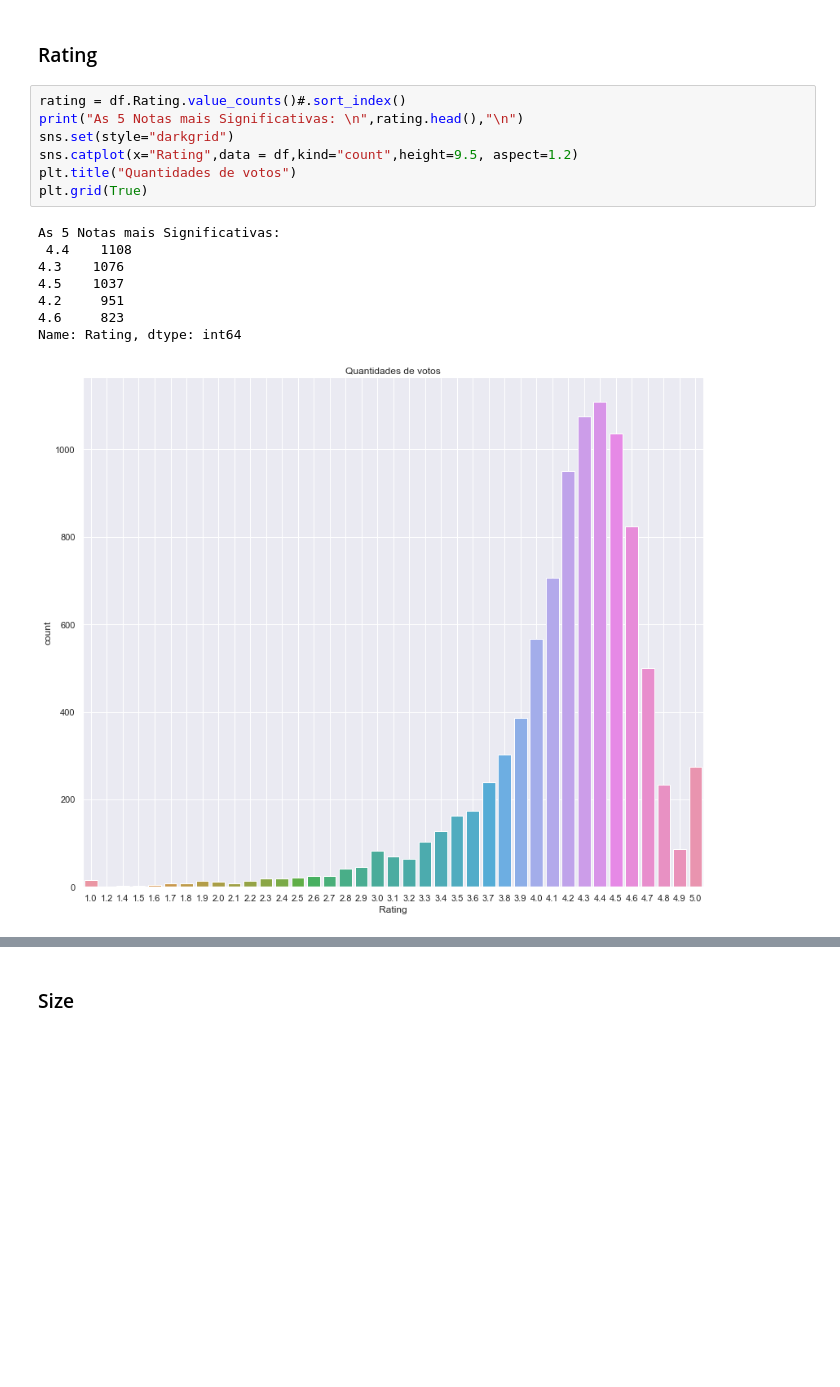
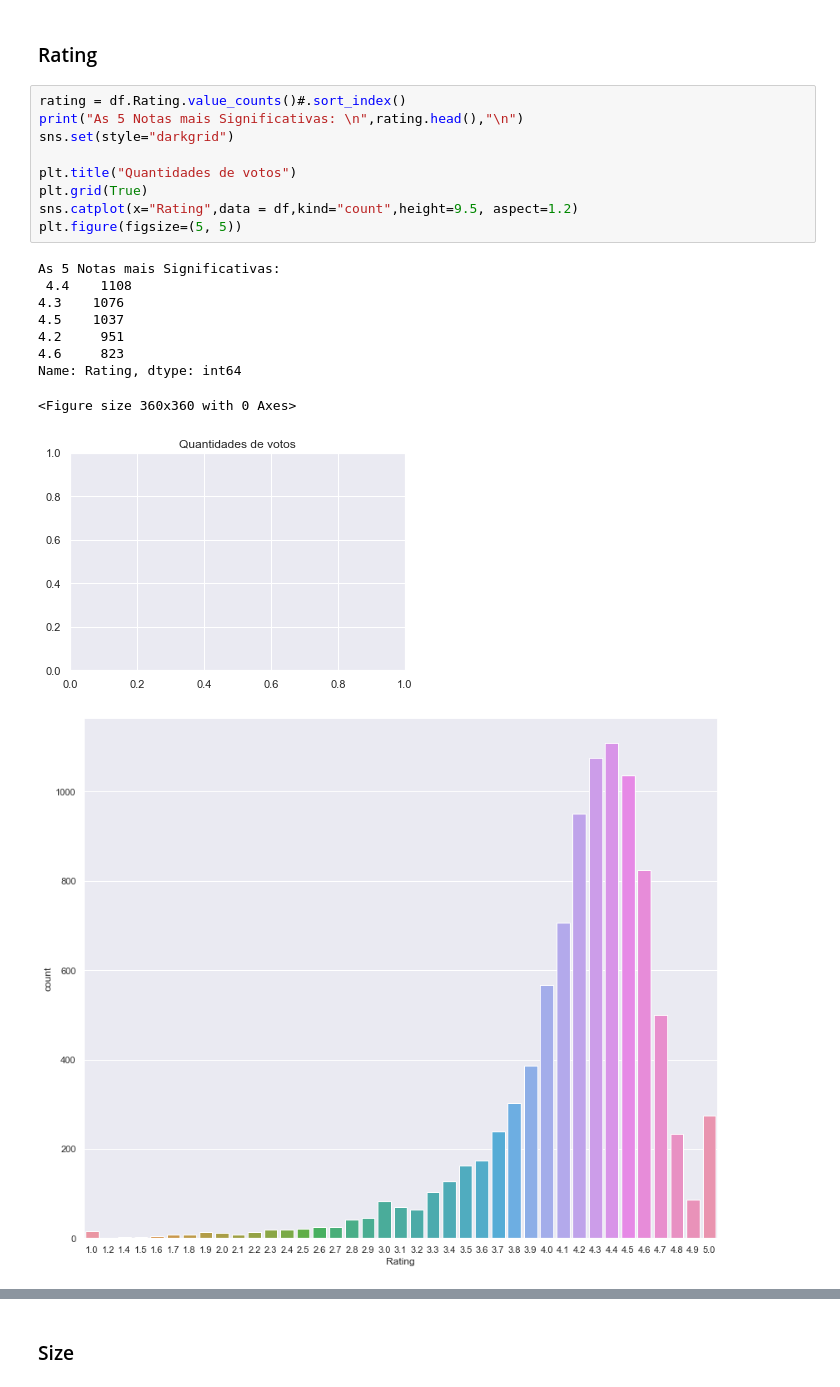
Before and after one commit to ArtFicer/PGCC-MQ, a Jupyter notebook: MQFinal/MQFinal.ipynb, the cells around one changed output, grey strips where cells are left out. Drawn from its saved outputs; the diff is of its cells as text; blank space fills up the shorter version.

```diff
--- a/MQFinal/MQFinal.ipynb
+++ b/MQFinal/MQFinal.ipynb
@@ -205,16 +205,20 @@ dfT = df[['Rating','Reviews','Size','Installs','Price']]
 # %%
 rating = df.Rating.value_counts()#.sort_index()
 print("As 5 Notas mais Significativas: \n",rating.head(),"\n")
 sns.set(style="darkgrid")
-sns.catplot(x="Rating",data = df,kind="count",height=9.5, aspect=1.2)
+
 plt.title("Quantidades de votos")
 plt.grid(True)
+sns.catplot(x="Rating",data = df,kind="count",height=9.5, aspect=1.2)
+plt.figure(figsize=(5, 5))
 # %% [output]
 As 5 Notas mais Significativas:
  4.4    1108
 4.3    1076
 4.5    1037
 4.2     951
 4.6     823
 Name: Rating, dtype: int64
+<Figure size 360x360 with 0 Axes>
-[figure, old version]
+[figure, new version]
+[figure, added]
```
Also changed, not shown: parts of 32 cells of this notebook, 4 other files.
